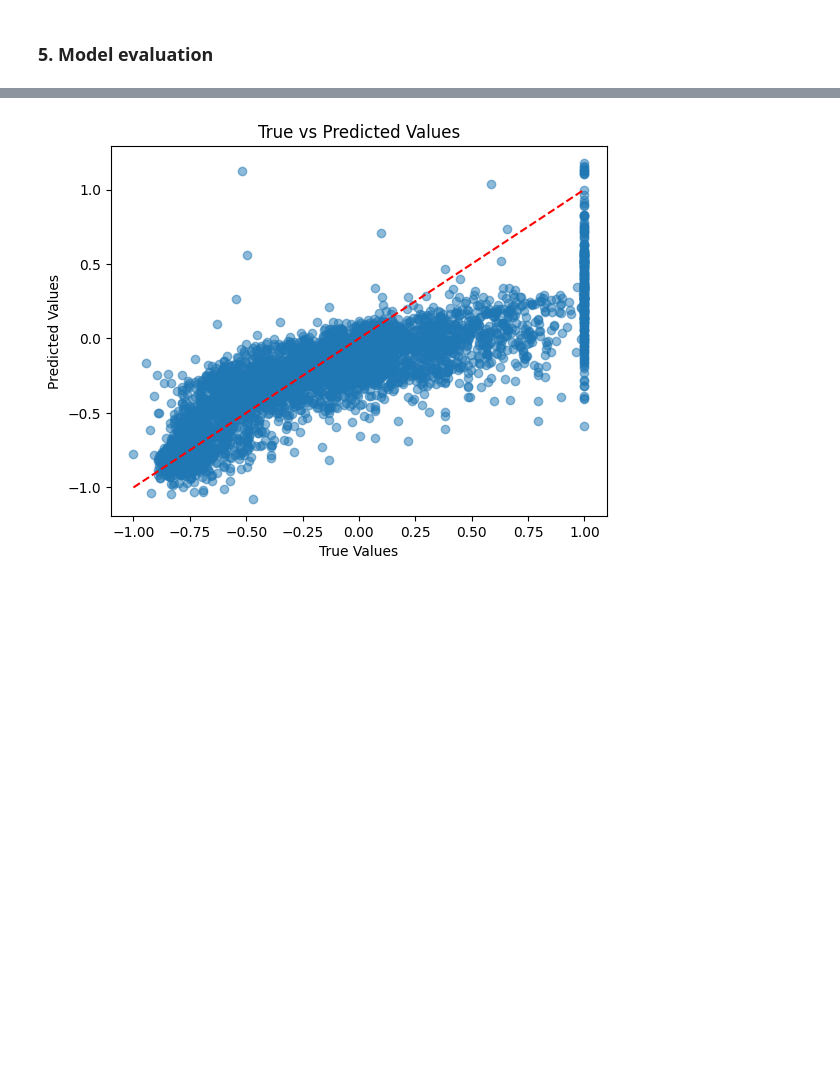
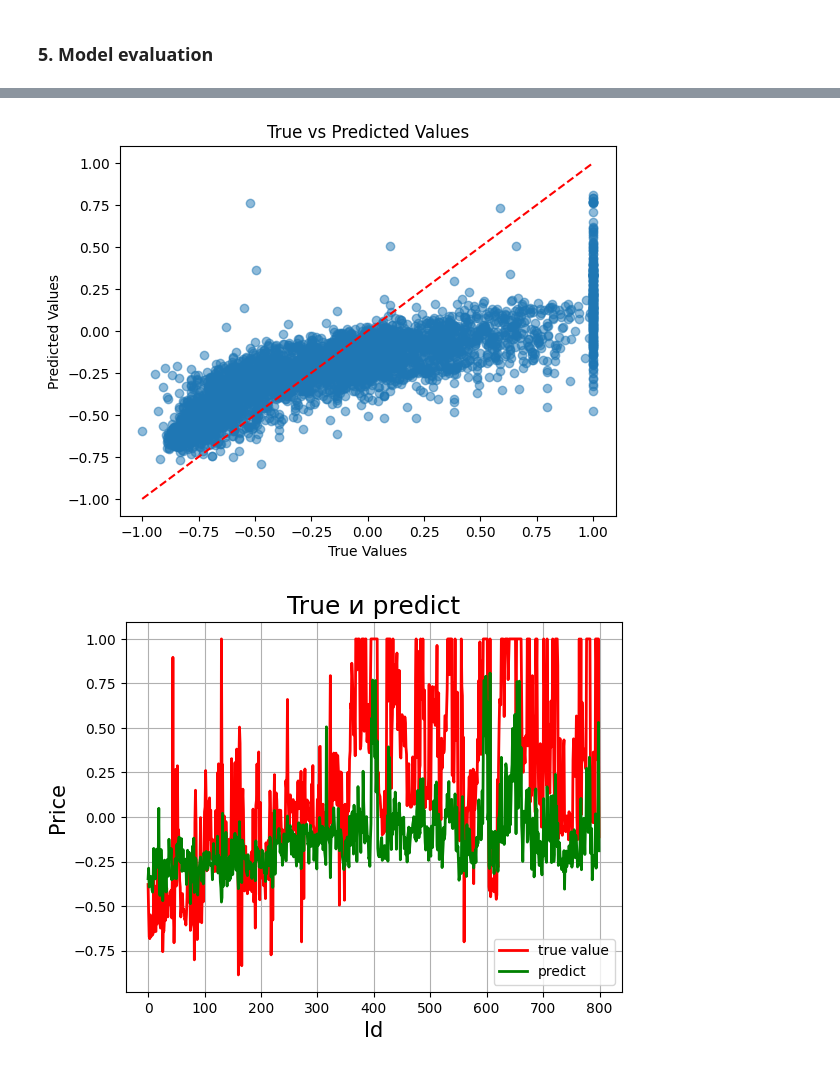
Before and after one commit to PNT131ITMO/5.AIS, a Jupyter notebook: Lab1/lab1.ipynb, the cells around one changed output, grey strips where cells are left out. Drawn from its saved outputs; the diff is of its cells as text; code cells hidden in the pictures; blank space fills up the shorter version.

```diff
--- a/Lab1/lab1.ipynb
+++ b/Lab1/lab1.ipynb
@@ -541,12 +559,27 @@ R²: 0.5790970325469971
 # %%
-plt.scatter(y_h_test.detach().numpy(), test_predictions.detach().numpy(), alpha=0.5)
+plt.scatter(y_h_test.detach().numpy(), y_test_pred.detach().numpy(), alpha=0.5)
 plt.plot([y_h_test.min(), y_h_test.max()], [y_h_test.min(), y_h_test.max()], 'r--')
 plt.xlabel("True Values")
 plt.ylabel("Predicted Values")
 plt.title("True vs Predicted Values")
 plt.show()
 # %% [output]
-[figure, old version]
+[figure, new version]
+# %%
+n_points = 800
+t = np.arange(n_points)
+
+plt.figure(facecolor='w')
+plt.plot(t, y_h_test[:n_points], 'red', lw=2, label=u'true value')
+plt.plot(t, y_test_pred[:n_points], 'green', lw=2, label=u'predict')
+plt.legend(loc='best')
+plt.title('True и predict', fontsize=18)
+plt.xlabel('Id', fontsize=15)
+plt.ylabel('Price', fontsize=15)
+plt.grid()
+plt.show()
+# %% [output]
+[figure, added]
 # %%
 X_titanic = pd.read_csv('in_titanic.csv').values
 y_titanic = pd.read_csv('out_titanic.csv').values
```
Also changed, not shown: parts of 14 cells of this notebook.
